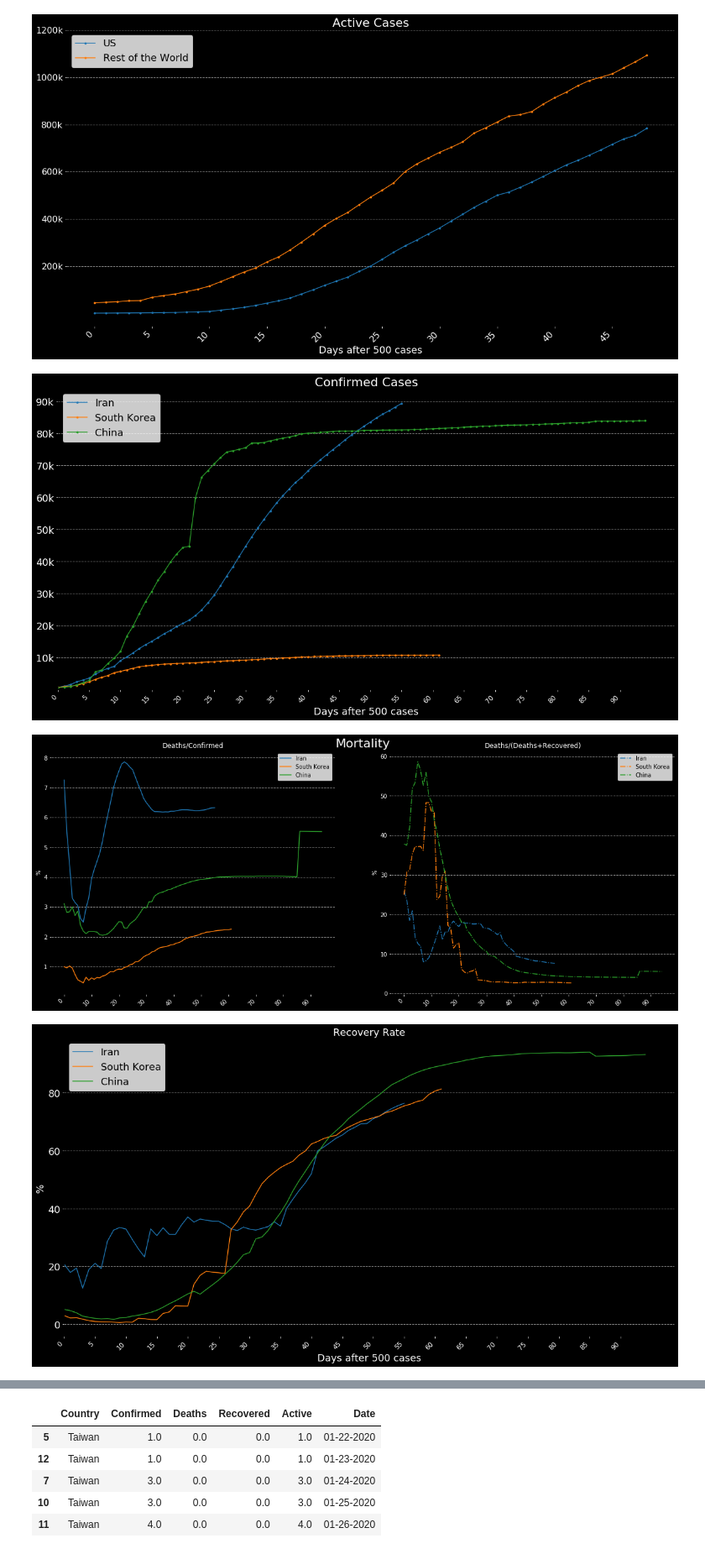
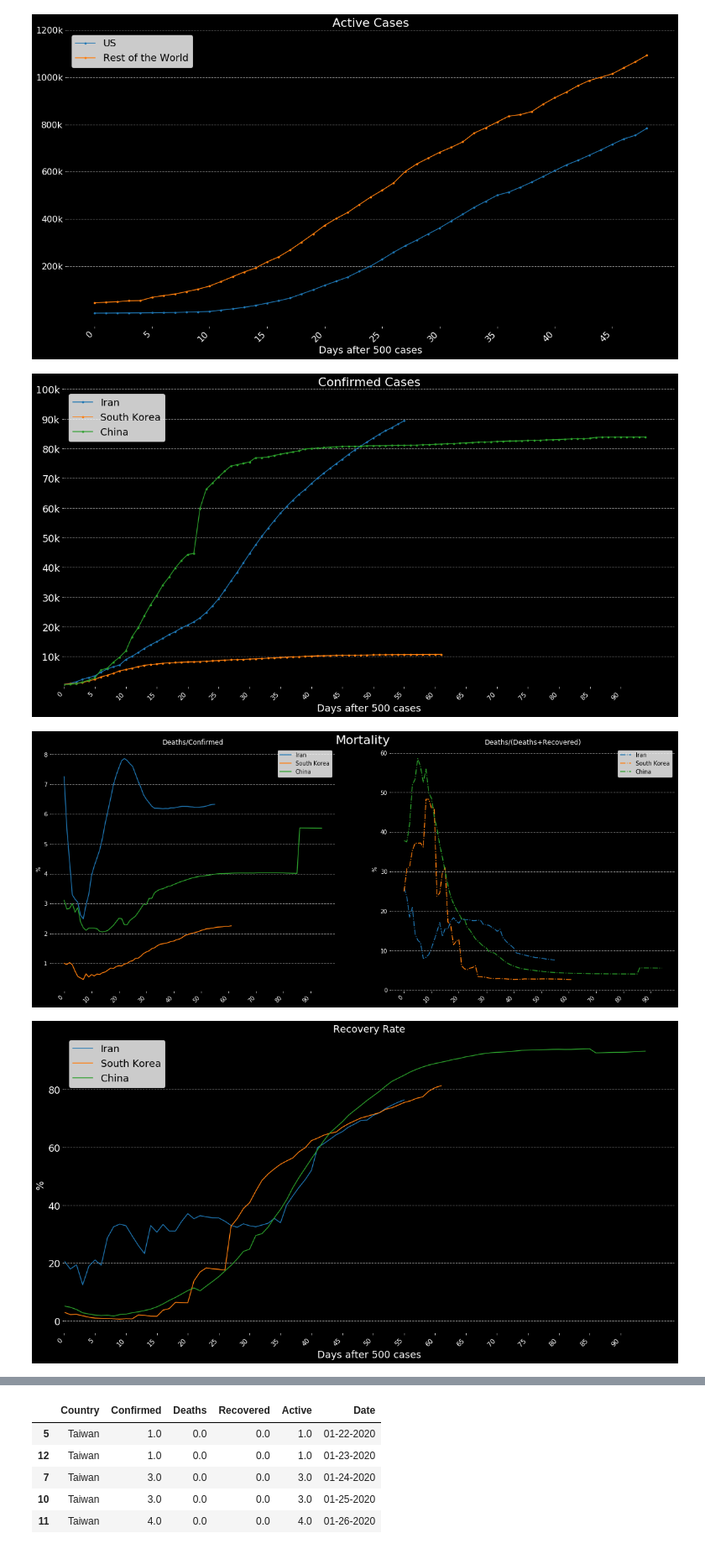
Before and after one commit to Thiagobc23/COVID-19, a Jupyter notebook: 01_COVID19.ipynb, the cells around one changed output, grey strips where cells are left out. Shown at 84% size. Drawn from its saved outputs; the diff is of its cells as text; code cells hidden in the pictures.

```diff
--- a/01_COVID19.ipynb
+++ b/01_COVID19.ipynb
@@ -146,7 +146,7 @@ plot_contry(ax, ['Iran'], '02-29-2020', '03-01-2020')
 plot_contry(ax, ['South Korea', 'Korea, South'], '02-23-2020', '02-24-2020')
 plot_contry(ax, ['China', 'Mainland China'])
 
-yticks = np.arange(10000, 90001, 10000)
+yticks = np.arange(10000, 100001, 10000)
 yticks_label =[str(i)[:-3] + 'k' for i in yticks]
 
 plt.yticks(yticks, labels = yticks_label, fontsize=18)
@@ -178,34 +178,34 @@ plot_contry_d_two(ax, ['China', 'Mainland China'], inverse=False)
 
 plt.legend(['Iran', 'South Korea', 'China'])
 plt.savefig('img/mort_china.png', facecolor='black', edgecolor='none')
 
 # Recovery
 
 fig, ax = plt.subplots(1, figsize=(20,10), facecolor='black')
 
 plot_contry_r(ax, ['Iran'], '02-29-2020', '03-01-2020')
 plot_contry_r(ax, ['South Korea', 'Korea, South'], '02-23-2020', '02-24-2020')
 plot_contry_r(ax, ['China', 'Mainland China'], inverse=False)
 
 plt.xlim(0,)
 
 plt.legend(['Iran', 'South Korea', 'China'], fontsize=18)
 plt.savefig('img/rec_china.png', facecolor='black', edgecolor='none')
 
 # Active
 
 fig, ax = plt.subplots(1, figsize=(20,10), facecolor='black')
 
 plot_contry_a(ax, ['Iran'], '02-29-2020', '03-01-2020')
 plot_contry_a(ax, ['South Korea', 'Korea, South'], '02-23-2020', '02-24-2020')
 plot_contry_a(ax, ['China', 'Mainland China'], inverse=False)
 
 plt.xlim(0,)
 
 plt.legend(['Iran', 'South Korea', 'China'], fontsize=18)
 plt.savefig('img/active_china.png', facecolor='black', edgecolor='none')
 # %% [output]
-[figure, old version]
+[figure, new version]
 [figure]
 [figure]
 [figure]
```
Also changed, not shown: 4 other files.
